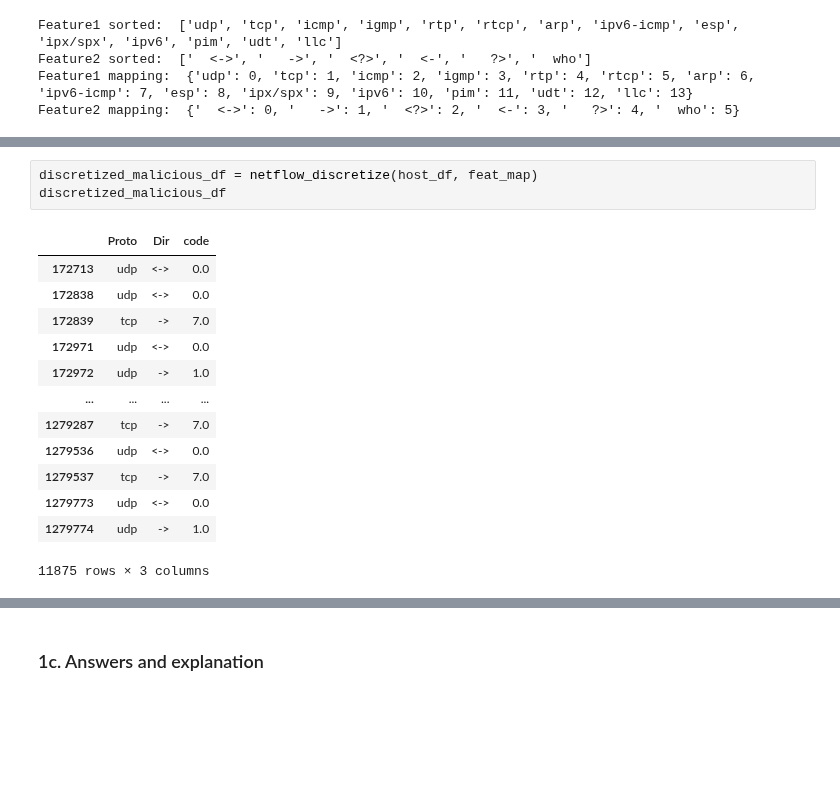
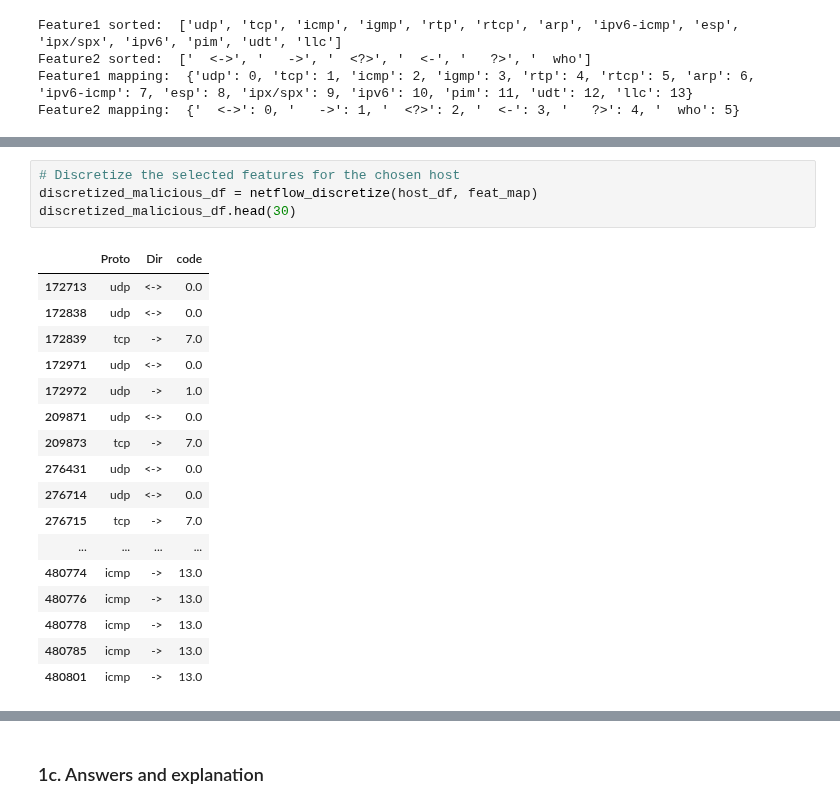
Before and after one commit to kbaran1998/CS4035-cyber-data, a Jupyter notebook: lab3/Lab3.ipynb, the cells around one changed output, grey strips where cells are left out. Drawn from its saved outputs; the diff is of its cells as text; blank space fills up the shorter version.

```diff
--- a/lab3/Lab3.ipynb
+++ b/lab3/Lab3.ipynb
@@ -324,18 +320,23 @@ host_df
-# %%
-discretized_malicious_df = netflow_discretize(host_df, feat_map)
-discretized_malicious_df
-# %% [output]
-|  | Proto | Dir | code |
-| 172713 | udp | <-> | 0.0 |
-| 172838 | udp | <-> | 0.0 |
-| 172839 | tcp | -> | 7.0 |
-| 172971 | udp | <-> | 0.0 |
-| 172972 | udp | -> | 1.0 |
-| ... | ... | ... | ... |
-| 1279287 | tcp | -> | 7.0 |
-| 1279536 | udp | <-> | 0.0 |
-| 1279537 | tcp | -> | 7.0 |
-| 1279773 | udp | <-> | 0.0 |
-| 1279774 | udp | -> | 1.0 |
-11875 rows × 3 columns
+# %%
+# Discretize the selected features for the chosen host
+discretized_malicious_df = netflow_discretize(host_df, feat_map)
+discretized_malicious_df.head(30)
+# %% [output]
+|  | Proto | Dir | code |
+| 172713 | udp | <-> | 0.0 |
+| 172838 | udp | <-> | 0.0 |
+| 172839 | tcp | -> | 7.0 |
+| 172971 | udp | <-> | 0.0 |
+| 172972 | udp | -> | 1.0 |
+| 209871 | udp | <-> | 0.0 |
+| 209873 | tcp | -> | 7.0 |
+| 276431 | udp | <-> | 0.0 |
+| 276714 | udp | <-> | 0.0 |
+| 276715 | tcp | -> | 7.0 |
+| ... | ... | ... | ... |
+| 480774 | icmp | -> | 13.0 |
+| 480776 | icmp | -> | 13.0 |
+| 480778 | icmp | -> | 13.0 |
+| 480785 | icmp | -> | 13.0 |
+| 480801 | icmp | -> | 13.0 |
 # %%
```
Also changed, not shown: parts of 12 cells of this notebook.
